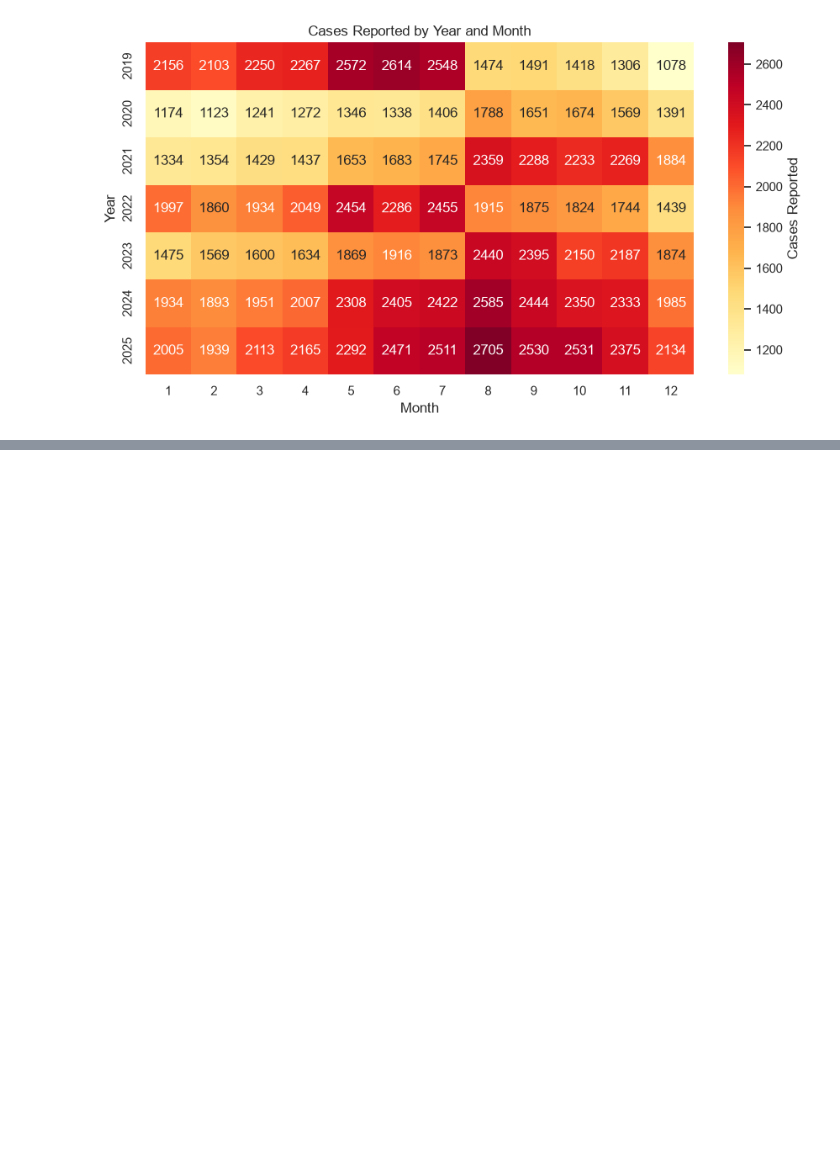
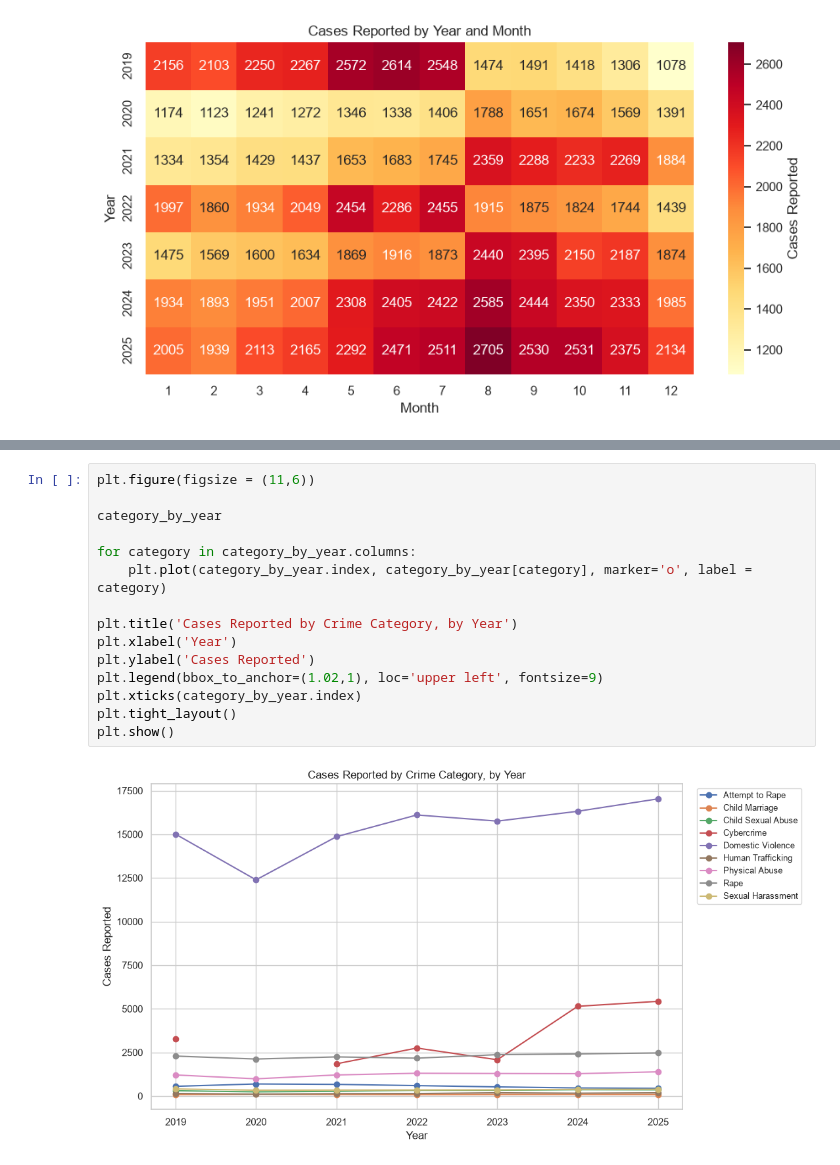
Before and after one commit to rohanpiya/gbv-nepal-eda, a Jupyter notebook: notebooks/01_gbv_nepal_eda.ipynb, the cells around one changed output, grey strips where cells are left out. Cells and saved outputs as stored; diff of their text form; blank space fills up the shorter version.

```diff
--- a/notebooks/01_gbv_nepal_eda.ipynb
+++ b/notebooks/01_gbv_nepal_eda.ipynb
@@ -209,0 +227,17 @@ plt.show()
+# %%
+plt.figure(figsize = (11,6))
+
+category_by_year
+
+for category in category_by_year.columns:
+    plt.plot(category_by_year.index, category_by_year[category], marker='o', label = category)
+
+plt.title('Cases Reported by Crime Category, by Year')
+plt.xlabel('Year')
+plt.ylabel('Cases Reported')
+plt.legend(bbox_to_anchor=(1.02,1), loc='upper left', fontsize=9)
+plt.xticks(category_by_year.index)
+plt.tight_layout()
+plt.show()
+# %% [output]
+[figure, added]
```
Also changed, not shown: parts of 3 cells of this notebook, 2 other files.
